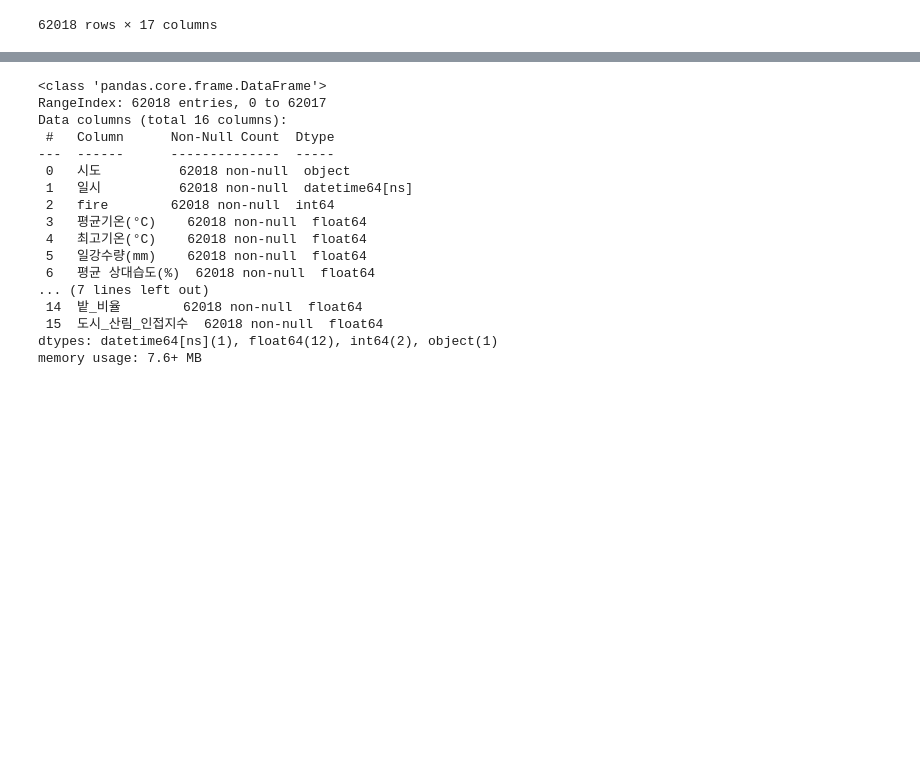
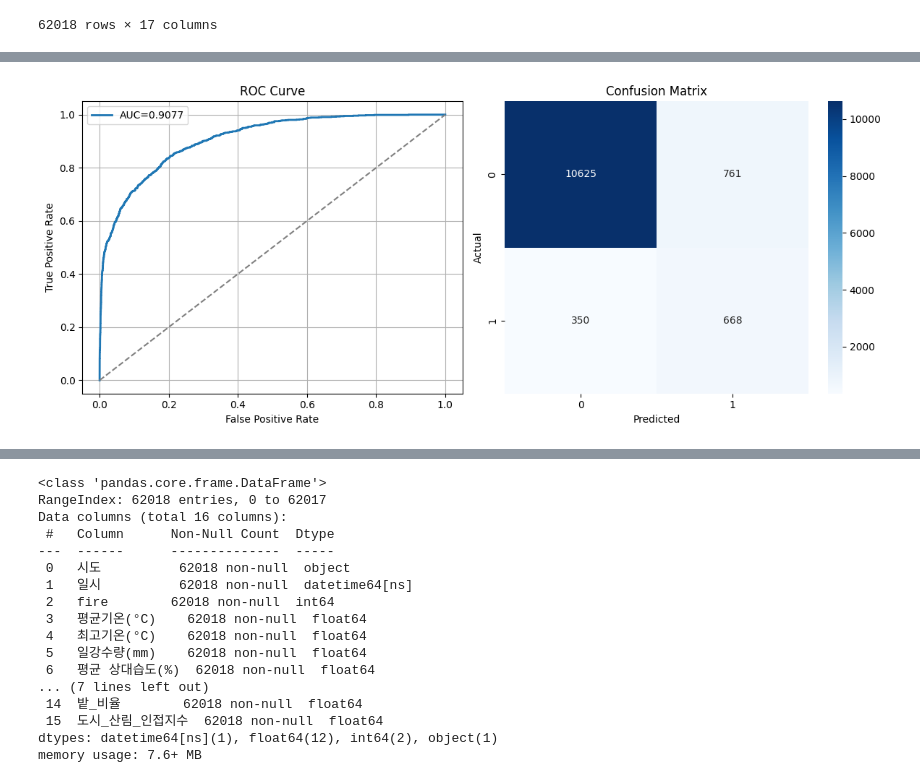
Before and after one commit to Encore-SKN-24/ML_MINI_1TEAM, a Jupyter notebook: model_xgboost.ipynb, the cells around one changed output, grey strips where cells are left out. Cells and saved outputs as stored; diff of their text form; code cells hidden in the pictures; blank space fills up the shorter version.

```diff
--- a/model_xgboost.ipynb
+++ b/model_xgboost.ipynb
@@ -16,3 +16,81 @@ df
 | 62016 | 63265 | 제주 | 2025-12-30 | 0 | 8.325000 | 15.8 | 0.0 | 51.725000 | 10.3 | ... |
 | 62017 | 63266 | 제주 | 2025-12-31 | 0 | 5.075000 | 12.4 | 0.0 | 55.400000 | 15.7 | ... |
 62018 rows × 17 columns
+# %%
+from sklearn.model_selection import GridSearchCV, StratifiedKFold
+from sklearn.model_selection import train_test_split
+from sklearn.preprocessing import LabelEncoder
+from sklearn.preprocessing import StandardScaler
+from imblearn.over_sampling import SMOTE
+from sklearn.metrics import accuracy_score, classification_report, recall_score, f1_score
+from xgboost import XGBClassifier
+import matplotlib.pyplot as plt
+from sklearn.metrics import roc_auc_score,roc_curve,confusion_matrix,precision_score
+import seaborn as sns
+
+df = df.drop(['시도','일시','년도','최고기온(°C)', '최저기온(°C)'], axis=1)
+X = df.drop('fire', axis=1).to_numpy()
+y = df['fire'].to_numpy()
+
+# Train/Test 분리
+X_train, X_test, y_train, y_test = train_test_split(
+    X, y, random_state=42, test_size=0.2, stratify=y
+)
+
+# 불균형 비율 계산
+scale = (y_train == 0).sum() / (y_train == 1).sum()
+print(f"scale_pos_weight: {scale}")
+
+# 최적 파라미터로 모델 학습
+best_model = XGBClassifier(
+    n_estimators=500,
+    max_depth=7,
+    learning_rate=0.1,
+    subsample=0.8,
+    colsample_bytree=1.0,
+    scale_pos_weight=scale,
+    random_state=0
+)
+
+best_model.fit(X_train, y_train)
+print(best_model.score(X_train,y_train))
+print(best_model.score(X_test,y_test))
+# 예측
+y_pred_test = best_model.predict(X_test)
+y_proba_test = best_model.predict_proba(X_test)[:, 1]
+
+# 성능 출력
+print("\n" + "="*50)
+print("TEST PERFORMANCE")
+print("="*50)
+print(f"Accuracy: {accuracy_score(y_test, y_pred_test):.4f}")
+print(f"Recall: {recall_score(y_test, y_pred_test):.4f}")
+print(f"F1 Score: {f1_score(y_test, y_pred_test):.4f}")
+print(f"ROC-AUC: {roc_auc_score(y_test, y_proba_test):.4f}")
+print("\n" + classification_report(y_test, y_pred_test))
+
+# 시각화
+fig, axes = plt.subplots(1, 2, figsize=(12, 5))
+
+# ROC Curve
+fpr, tpr, _ = roc_curve(y_test, y_proba_test)
+auc = roc_auc_score(y_test, y_proba_test)
+
+axes[0].plot(fpr, tpr, label=f"AUC={auc:.4f}", linewidth=2)
+axes[0].plot([0, 1], [0, 1], linestyle="--", color="gray")
+axes[0].set_xlabel("False Positive Rate")
+axes[0].set_ylabel("True Positive Rate")
+axes[0].set_title("ROC Curve")
+axes[0].legend()
+axes[0].grid(True)
+
+# Confusion Matrix
+cm = confusion_matrix(y_test, y_pred_test)
+sns.heatmap(cm, annot=True, fmt='d', cmap='Blues', ax=axes[1])
+axes[1].set_xlabel('Predicted')
+axes[1].set_ylabel('Actual')
+axes[1].set_title('Confusion Matrix')
+
+plt.tight_layout()
+plt.show()
+# %% [output]
@@ -18,0 +117 @@ df
+[figure, added]
```
Also changed, not shown: parts of 3 cells of this notebook, 2 other files.
